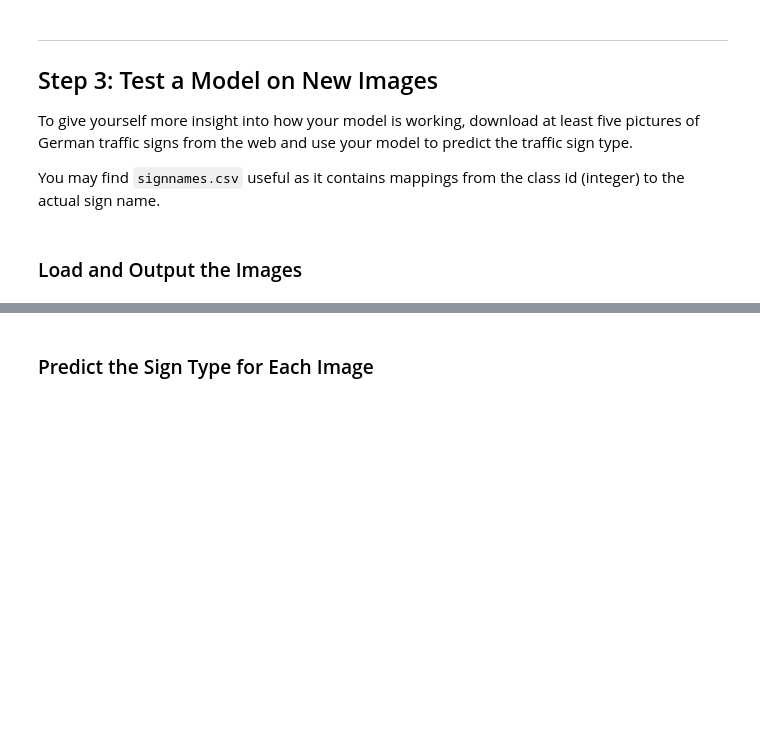
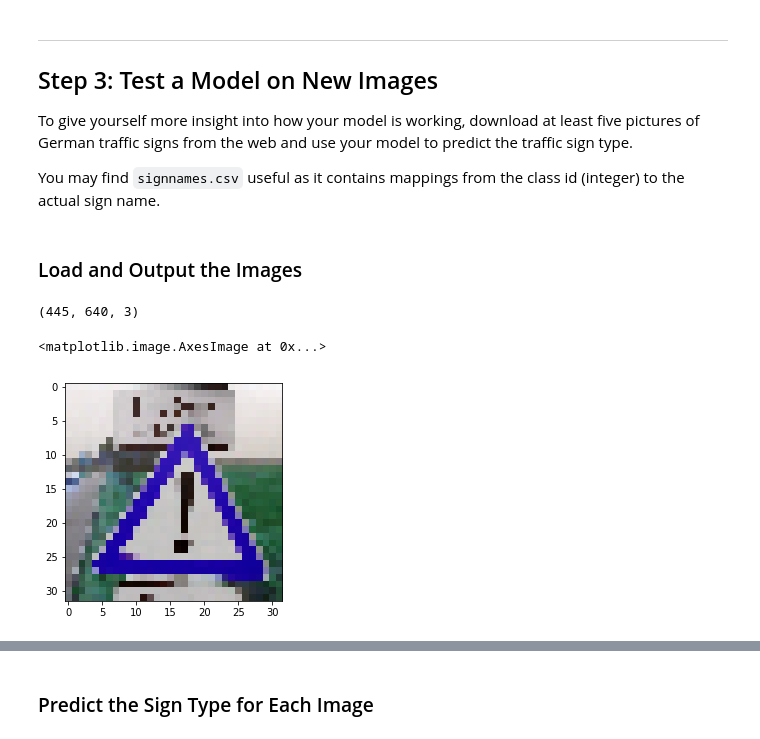
Before and after one commit to angelovila/CarND-P2-traffic-sign-classifier, a Jupyter notebook: Traffic_Sign_Classifier.ipynb, the cells around one changed output, grey strips where cells are left out. Cells and saved outputs as stored; diff of their text form; code cells hidden in the pictures; blank space fills up the shorter version.

```diff
--- a/Traffic_Sign_Classifier.ipynb
+++ b/Traffic_Sign_Classifier.ipynb
@@ -318,0 +342,33 @@ You may find `signnames.csv` useful as it contains mappings from the class id (i
+# %%
+### Load the images and plot them here.
+### Feel free to use as many code cells as needed.
+import cv2
+img_a = cv2.imread('./web-signs/a.JPG')
+img_b = cv2.imread('./web-signs/b.JPG')
+img_c = cv2.imread('./web-signs/c.JPG')
+img_d = cv2.imread('./web-signs/d.JPG')
+img_e = cv2.imread('./web-signs/e.JPG')
+
+img_a_crop = img_a[750:1750,500:1500]
+img_a_crop = cv2.resize(img_a_crop,(32,32))
+
+
+img_b_crop = img_b[0:736,0:736]
+img_b_crop = cv2.resize(img_b_crop,(32,32))
+
+img_c_crop = img_c[125:325,220:420]
+img_c_crop = cv2.resize(img_c_crop,(32,32))
+
+img_d_crop = img_d[90:260,340:510]
+img_d_crop = cv2.resize(img_d_crop,(32,32))
+
+print(img_e.shape)
+img_e_crop = img_e[50:350,150:450]
+img_e_crop = cv2.resize(img_e_crop,(32,32))
+# %% [output]
+(445, 640, 3)
+# %%
+plt.imshow(img_a_crop)
+# %% [output]
+<matplotlib.image.AxesImage at 0x...>
+[figure, added]
```
Also changed, not shown: parts of 16 cells of this notebook.
